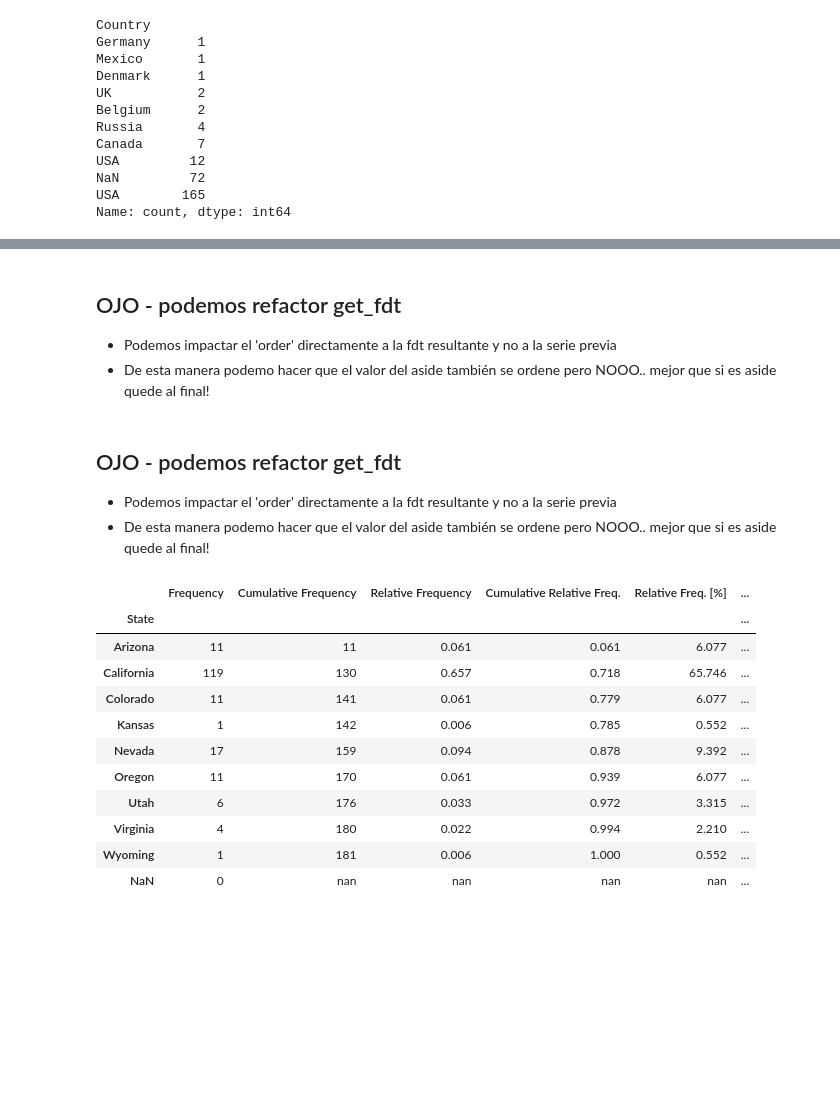
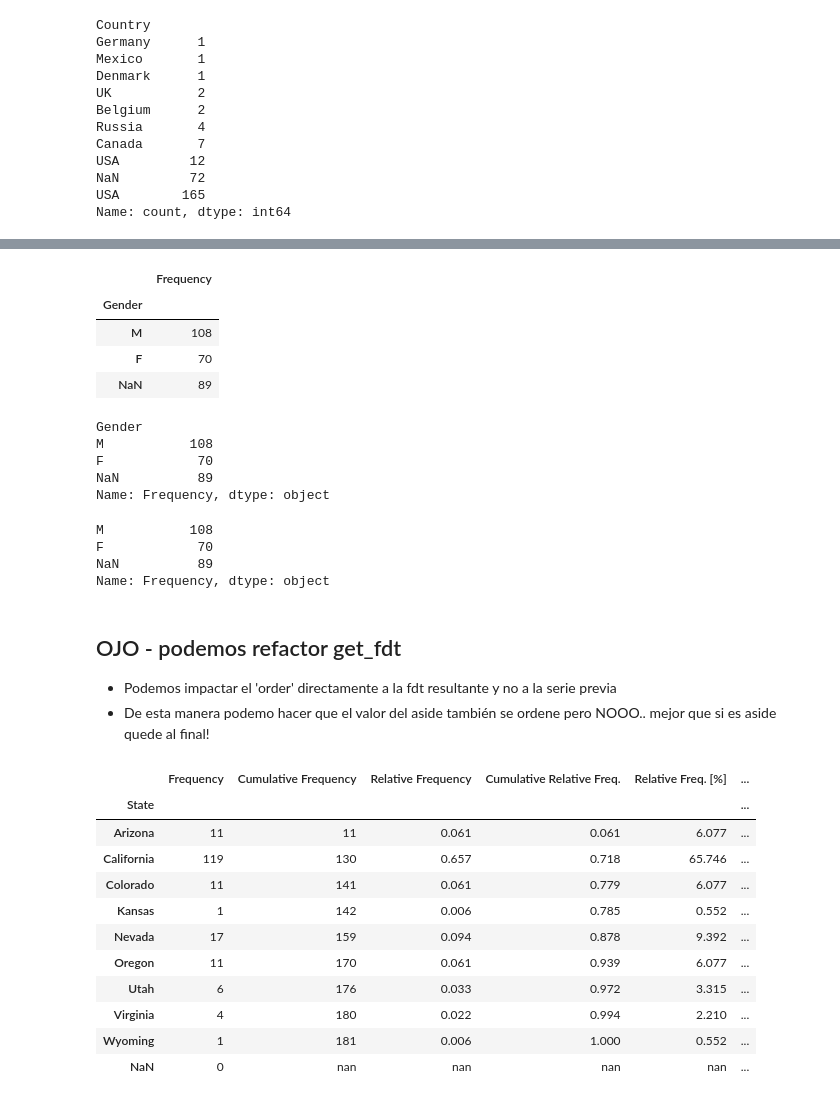
Before and after one commit to jmonti-gh/jm_datascience, a Jupyter notebook: test_jm/get_fdt.ipynb, the cells around one changed output, grey strips where cells are left out. Saved outputs shown, nothing was run; the diff lists cells and outputs as text; code cells hidden in the pictures; blank space fills up the shorter version.

```diff
--- a/test_jm/get_fdt.ipynb
+++ b/test_jm/get_fdt.ipynb
@@ -228,3 +440,30 @@ def _validate_numeric_series(
+# %%
+fdt = get_fdt3(df['Gender'], value_counts=True, dropna=False, fmt_values=True, include_flat_relatives=False, include_pcts=False)
+fdt
+# %% [output]
+|  | Frequency |
+| Gender |  |
+| M | 108 |
+| F | 70 |
+| NaN | 89 |
+# %%
+sr = fdt.iloc[:, 0]
+sr
+# %% [output]
+Gender
+M           108
+F            70
+NaN          89
+Name: Frequency, dtype: object
+# %%
+sr1 = fdt['Frequency']
+sr1.index.name = None
+sr1
+# %% [output]
+M           108
+F            70
+NaN          89
+Name: Frequency, dtype: object
 # %% [markdown]
 ## OJO - podemos refactor get_fdt
 - Podemos impactar el 'order' directamente a la fdt resultante y no a la serie previa
@@ -394,10 +633,6 @@ def get_fdt0(
         fdt = fdt.map(_fmt_value_for_pd)
 
     return fdt
-# %% [markdown]
-## OJO - podemos refactor get_fdt
-- Podemos impactar el 'order' directamente a la fdt resultante y no a la serie previa
-- De esta manera podemo hacer que el valor del aside también se ordene pero NOOO.. mejor que si es aside quede al final!
 # %%
 def get_fdt(
         data: Union[pd.Series, np.ndarray, dict, list, set, pd.DataFrame],
```
Also changed, not shown: parts of 16 cells of this notebook, 4 other files.
